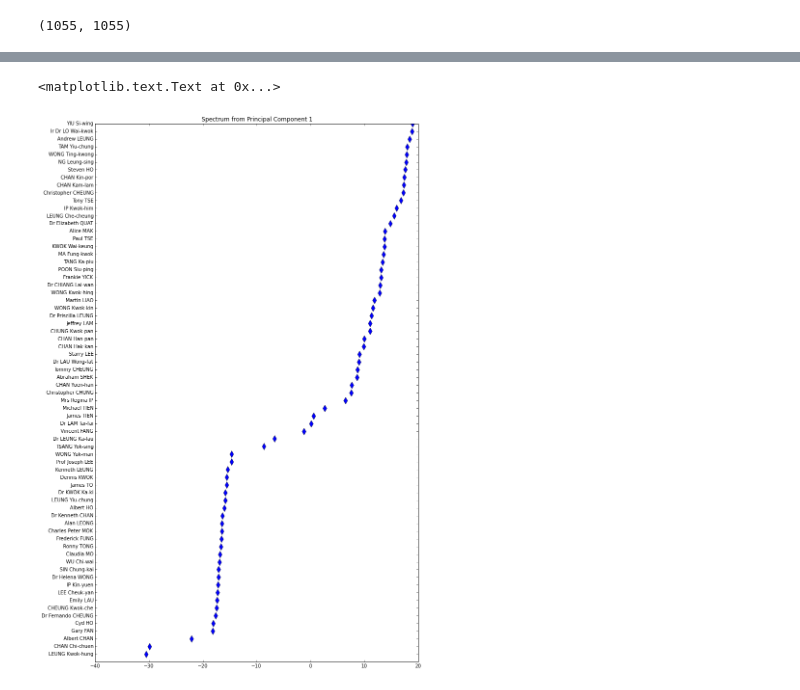
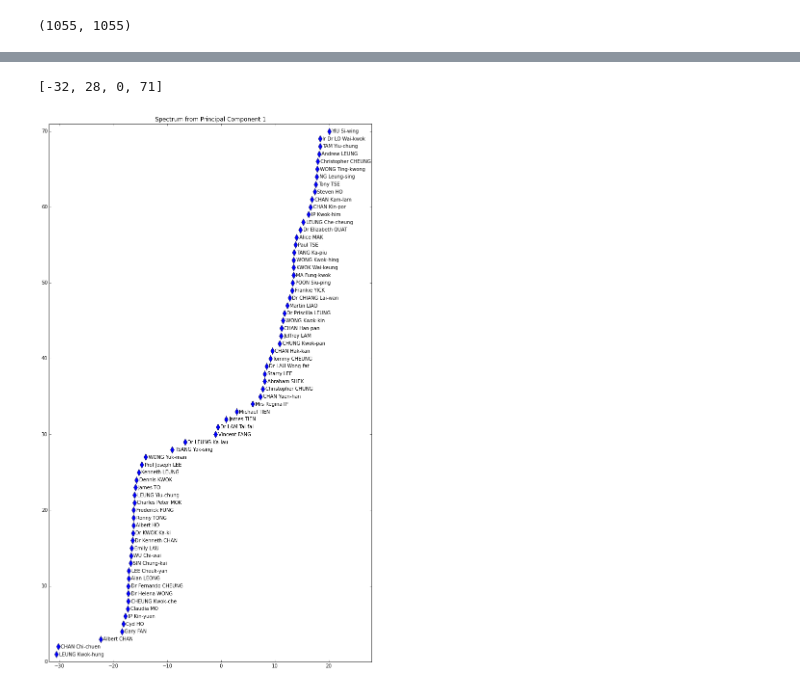
Before and after one commit to code4hk/legcohk, a Jupyter notebook: LegCoHK.ipynb, the cells around one changed output, grey strips where cells are left out. Saved outputs shown, nothing was run; the diff lists cells and outputs as text; code cells hidden in the pictures.

Commit message:
plot names along with the diamonds

```diff
--- a/LegCoHK.ipynb
+++ b/LegCoHK.ipynb
@@ -266,10 +266,13 @@ ax.scatter(x, y, z, picker=True, s=100)
 # %%
 df_pc1 = pd.DataFrame(x.flatten(), index=df_matrix.index, columns=['PC1'])
 df_pc1 = df_pc1.sort('PC1')
 figure(figsize(12, 20))
 plot(df_pc1['PC1'], df_pc1.rank()['PC1'], 'd', markersize=10)
-yticks(df_pc1.rank()['PC1'], df_pc1.index)
+#yticks(df_pc1.rank()['PC1'], df_pc1.index)
+for (_x, _y, _s) in zip(df_pc1['PC1'], df_pc1.rank()['PC1'], df_pc1.index):
+    annotate(_s, (_x, _y), xytext=(_x + 0.5, _y - 0.2))
 title('Spectrum from Principal Component 1')
+axis([-32, 28, 0, 71])
 # %% [output]
-<matplotlib.text.Text at 0x...>
+[-32, 28, 0, 71]
-[figure, old version]
+[figure, new version]
```
Also changed, not shown: parts of 1 cell of this notebook.
